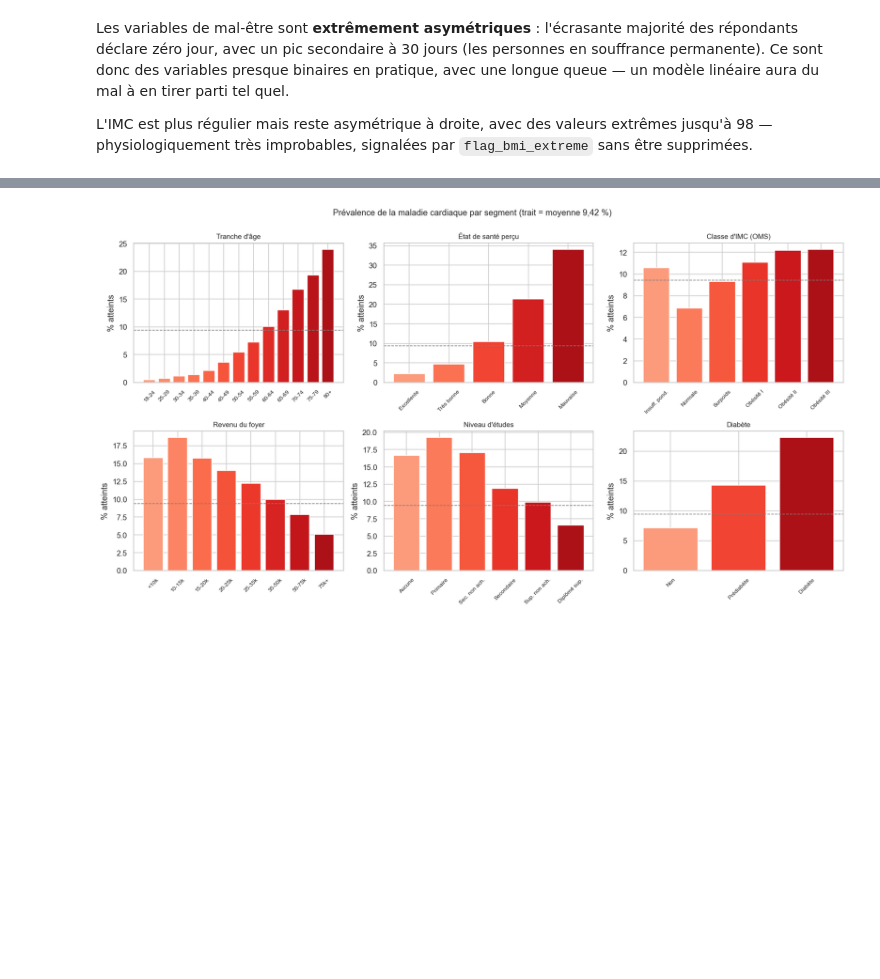
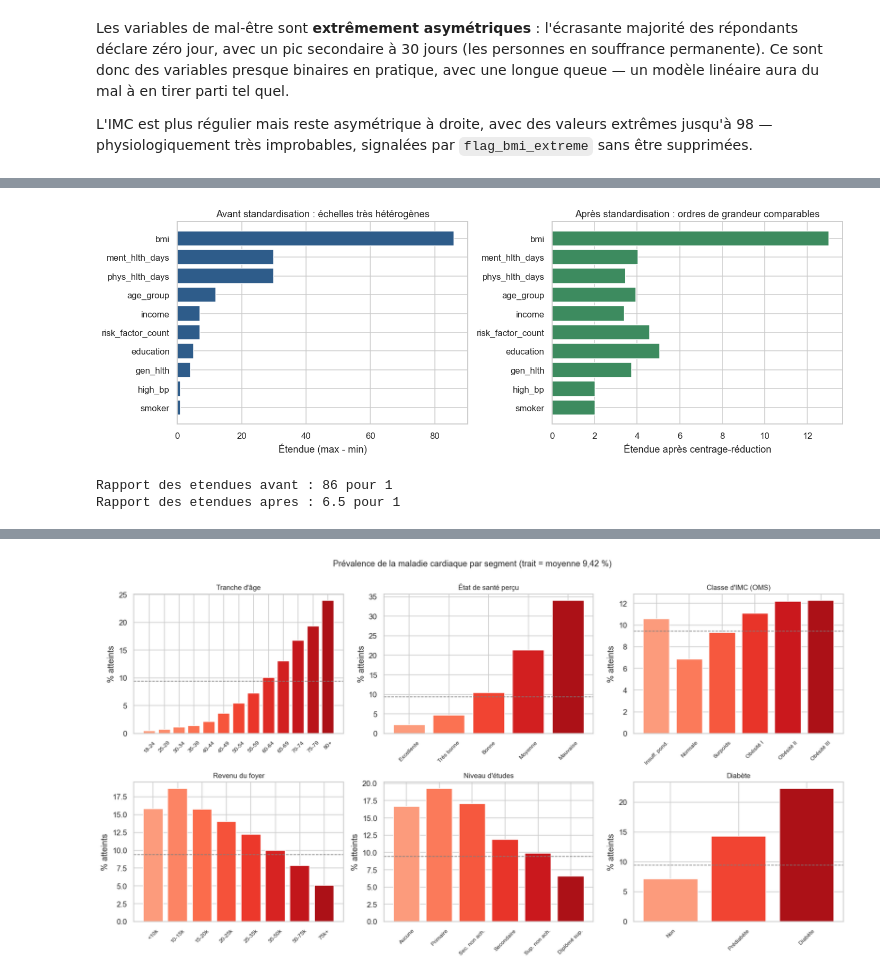
Before and after one commit to AhmedBenArfa/BRFSS-Heart-Analytics, a Jupyter notebook: 01_etl/notebooks/01_eda.ipynb, the cells around one changed output, grey strips where cells are left out. Saved outputs shown, nothing was run; the diff lists cells and outputs as text; code cells hidden in the pictures; blank space fills up the shorter version.

```diff
--- a/01_etl/notebooks/01_eda.ipynb
+++ b/01_etl/notebooks/01_eda.ipynb
@@ -339,0 +535,15 @@ extrêmes jusqu'à 98 — physiologiquement très improbables, signalées par
+# %%
+a_comparer = [
+    "bmi", "ment_hlth_days", "phys_hlth_days", "age_group", "gen_hlth",
+    "income", "education", "risk_factor_count", "high_bp", "smoker",
+]
+
+echelles = pd.DataFrame({
+    "min": df[a_comparer].min(),
+    "max": df[a_comparer].max(),
+    "étendue": df[a_comparer].max() - df[a_comparer].min(),
+    "moyenne": df[a_comparer].mean(),
+    "écart-type": df[a_comparer].std(),
+}).sort_values("étendue", ascending=False)
+
+echelles.round(2)
@@ -339,0 +562,25 @@ extrêmes jusqu'à 98 — physiologiquement très improbables, signalées par
+# %%
+fig, axes = plt.subplots(1, 2, figsize=(13, 4.5))
+
+axes[0].barh(echelles.index, echelles["étendue"], color=BLEU)
+axes[0].set_xlabel("Étendue (max - min)")
+axes[0].set_title("Avant standardisation : échelles très hétérogènes")
+axes[0].invert_yaxis()
+
+standardise = (df[a_comparer] - df[a_comparer].mean()) / df[a_comparer].std()
+etendues_std = (standardise.max() - standardise.min()).loc[echelles.index]
+axes[1].barh(etendues_std.index, etendues_std.values, color="#3D8B5F")
+axes[1].set_xlabel("Étendue après centrage-réduction")
+axes[1].set_title("Après standardisation : ordres de grandeur comparables")
+axes[1].invert_yaxis()
+
+plt.tight_layout()
+enregistrer("10_echelles_standardisation")
+plt.show()
+
+print(f"Rapport des etendues avant : {echelles['étendue'].max() / echelles['étendue'].min():.0f} pour 1")
+print(f"Rapport des etendues apres : {etendues_std.max() / etendues_std.min():.1f} pour 1")
+# %% [output]
+[figure, added]
+Rapport des etendues avant : 86 pour 1
+Rapport des etendues apres : 6.5 pour 1
```
Also changed, not shown: parts of 20 cells of this notebook, 3 other files.
